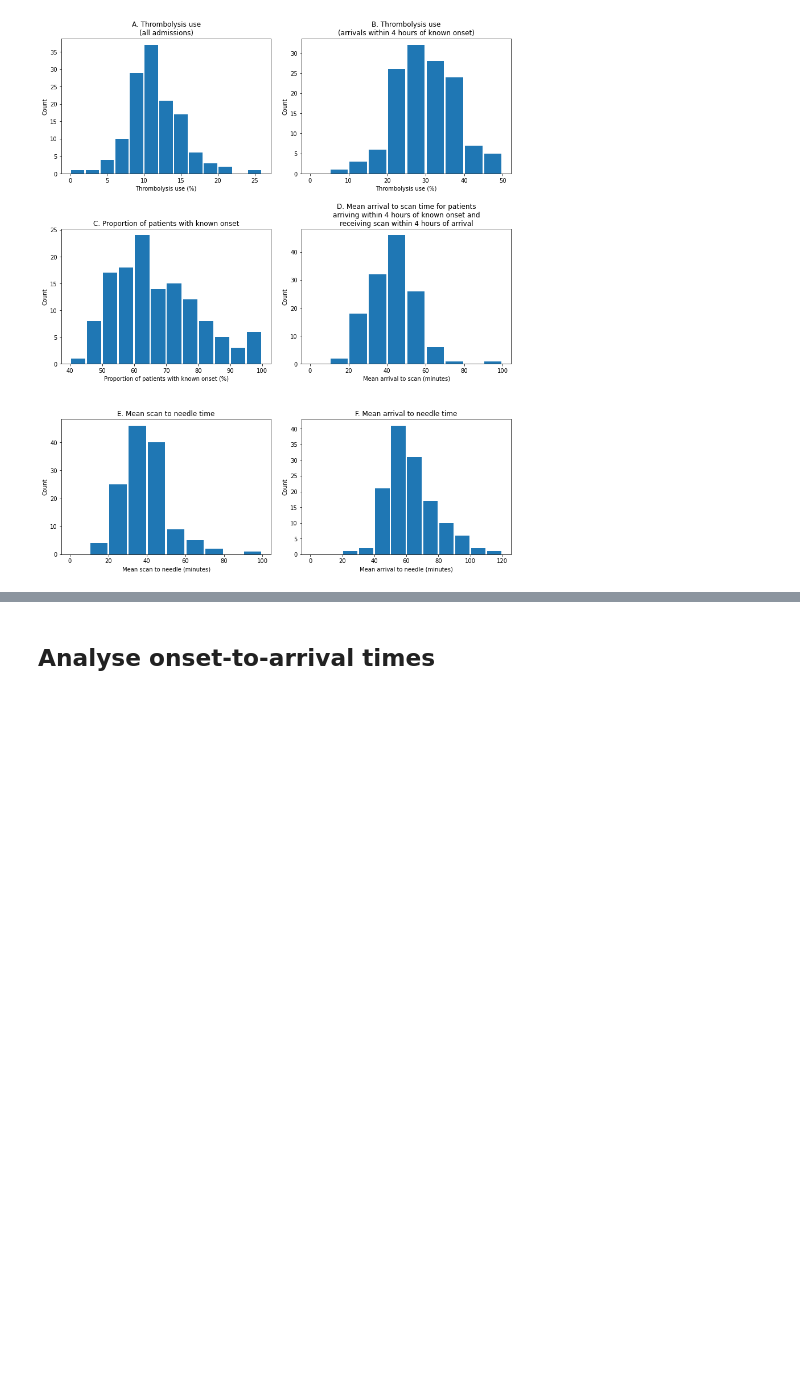
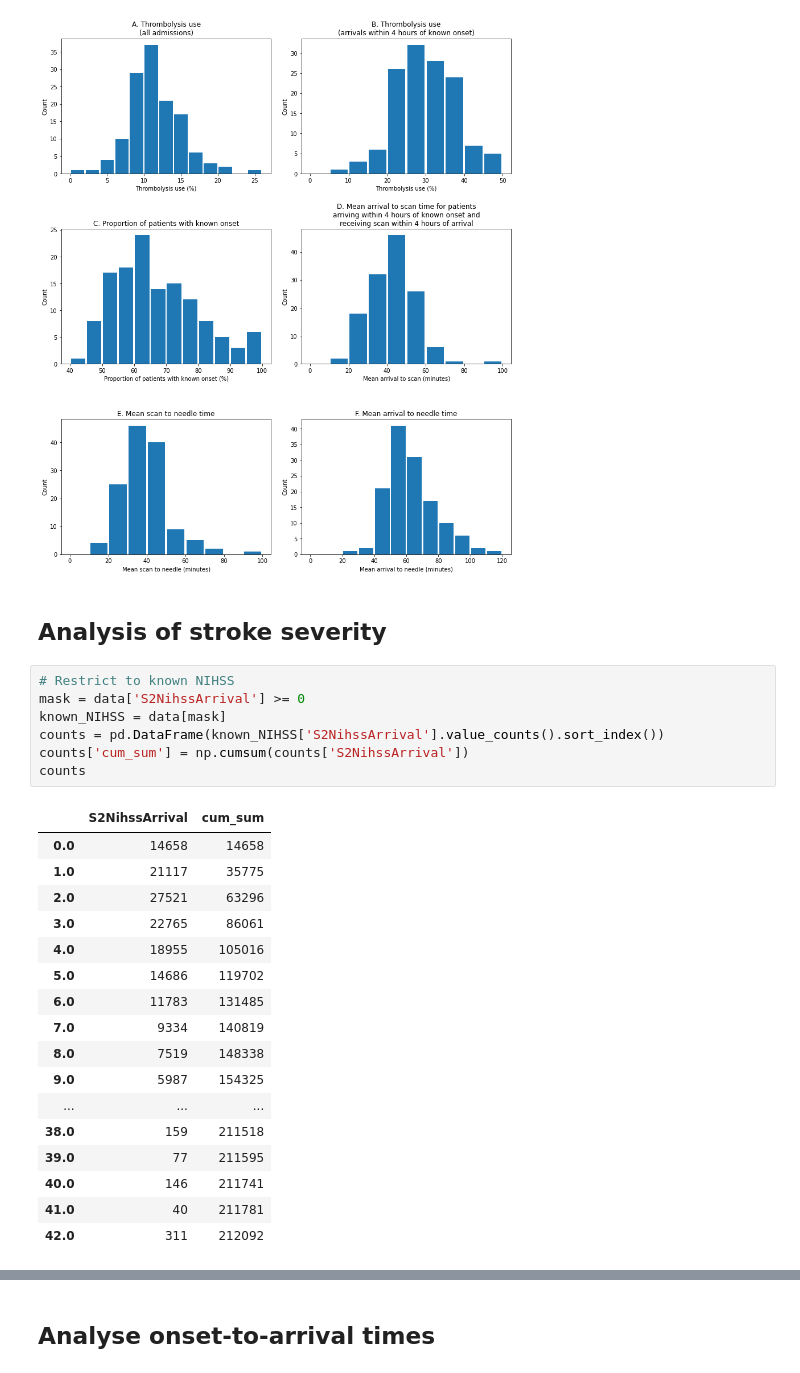
Before and after one commit to samuel-book/samuel-1, a Jupyter notebook: _sources/descriptive_stats/01_descriptive.ipynb, the cells around one changed output, grey strips where cells are left out. Saved outputs shown, nothing was run; the diff lists cells and outputs as text; blank space fills up the shorter version.

```diff
--- a/_sources/descriptive_stats/01_descriptive.ipynb
+++ b/_sources/descriptive_stats/01_descriptive.ipynb
@@ -480,3 +480,30 @@ plt.savefig('output/pathway_summary_six_histograms.jpg', dpi=300)
 plt.show();
 # %% [output]
 [figure]
+# %% [markdown]
+## Analysis of stroke severity
+# %%
+# Restrict to known NIHSS
+mask = data['S2NihssArrival'] >= 0
+known_NIHSS = data[mask]
+counts = pd.DataFrame(known_NIHSS['S2NihssArrival'].value_counts().sort_index())
+counts['cum_sum'] = np.cumsum(counts['S2NihssArrival'])
+counts
+# %% [output]
+|  | S2NihssArrival | cum_sum |
+| 0.0 | 14658 | 14658 |
+| 1.0 | 21117 | 35775 |
+| 2.0 | 27521 | 63296 |
+| 3.0 | 22765 | 86061 |
+| 4.0 | 18955 | 105016 |
+| 5.0 | 14686 | 119702 |
+| 6.0 | 11783 | 131485 |
+| 7.0 | 9334 | 140819 |
+| 8.0 | 7519 | 148338 |
+| 9.0 | 5987 | 154325 |
+| ... | ... | ... |
+| 38.0 | 159 | 211518 |
+| 39.0 | 77 | 211595 |
+| 40.0 | 146 | 211741 |
+| 41.0 | 40 | 211781 |
+| 42.0 | 311 | 212092 |
```
Also changed, not shown: parts of 1 cell of this notebook, 4 other files.
